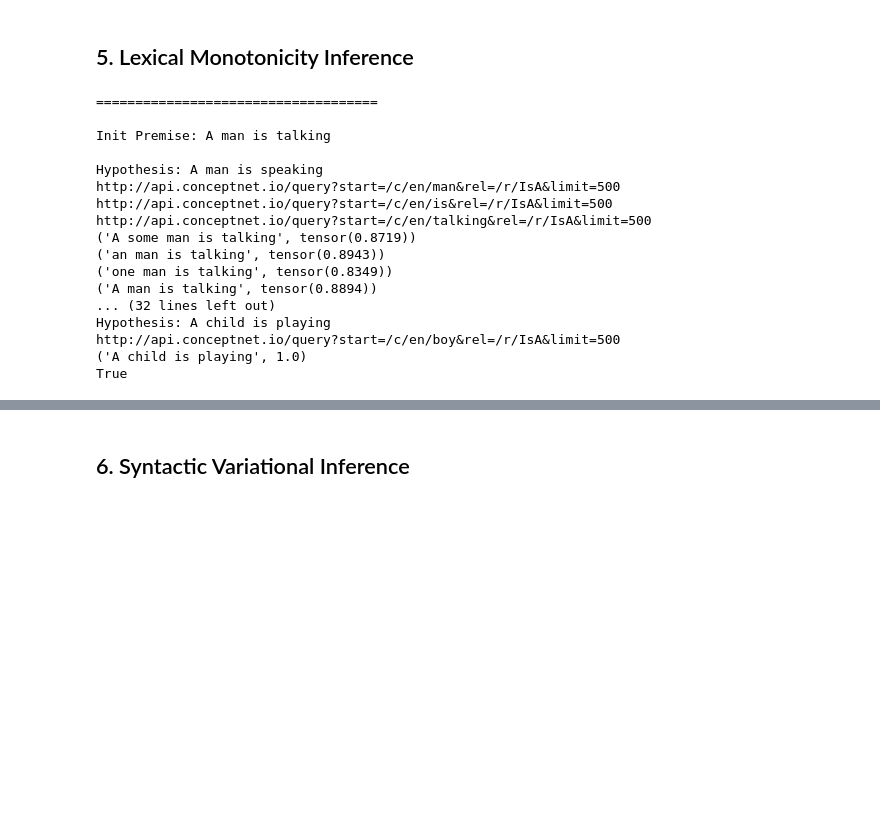
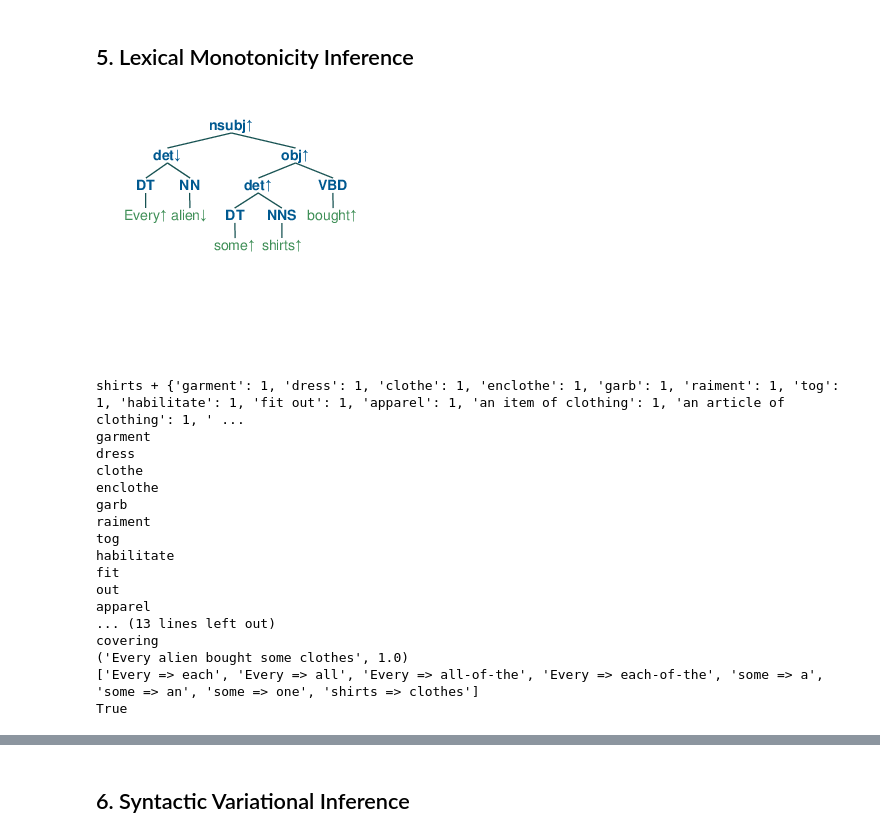
Before and after one commit to eric11eca/NeuralLog, a Jupyter notebook: src/UdepLog.ipynb, the cells around one changed output, grey strips where cells are left out. Saved outputs shown, nothing was run; the diff lists cells and outputs as text; code cells hidden in the pictures; blank space fills up the shorter version.

```diff
--- a/src/UdepLog.ipynb
+++ b/src/UdepLog.ipynb
@@ -765,50 +799,59 @@ class LexicalGenerator:
 # %%
-sentences = ["A man is talking",
-             "A cheetah is chasing its prey across a field",
-             "A boy is playing"]
-hypotheses = ["A man is speaking",
-              "A cheetah is quickly running behind its prey",
-              "A child is playing"]
+from tqdm import tqdm
+
+sentences = ["Every alien bought some shirts."]
+hypotheses = ["Every alien bought some clothes."]
 
 pipeline = PolarizationPipeline(verbose=0)
 lexicalGenerator = LexicalGenerator()
 phrasalGenerator = PhrasalGenerator()
+
 for premise, hypothesis in zip(sentences, hypotheses):
     premise = phrasalGenerator.preprocess(premise)
     hypothesis = phrasalGenerator.preprocess(hypothesis)
 
-    print("\n====================================")
-    print("\nInit Premise: " + premise)
-    print("\nHypothesis: " + hypothesis)
+    #print("\n====================================")
+    #print("\nInit Premise: " + premise)
+    #print("\nHypothesis: " + hypothesis)
 
     tokenized = tokenizer(hypothesis).sentences[0].words
-    tokens = [tok.text for tok in tokenized]
+    tokens = {}
+    lemmatizer = WordNetLemmatizer()
+    for tok in tokenized:
+        tokens[lemmatizer.lemmatize(tok.text)] = tok.text
     lexicalGenerator.hypothesis_tokens = tokens
 
     annotation = pipeline.single_polarization(premise)
+    polarized = pipeline.postprocess(annotation['polarized_tree'], {})
+    btreeViz = Tree.fromstring(polarized.replace('[', '(').replace(']', ')'))
+    jupyter_draw_nltk_tree(btreeViz)
 
-    lexicalGenerator.hypothesis = hypothesis
+    lexicalGenerator.hypothesis = hypothesis.replace(',', '')
     lexicalGenerator.deptree_generate(annotation['polarized_tree'])
 
     for gen_tree in lexicalGenerator.tree_log:
         print((gen_tree[1], gen_tree[2]))
+    for anti_tree in lexicalGenerator.anti_tree_log:
+        print((anti_tree[1], anti_tree[2]))
 
+    print(lexicalGenerator.replacement_log)
     print(lexicalGenerator.stop_critarion)
 # %% [output]
+[figure, added]
-====================================
-
-Init Premise: A man is talking
-
-Hypothesis: A man is speaking
-http://api.conceptnet.io/query?start=/c/en/man&rel=/r/IsA&limit=500
-http://api.conceptnet.io/query?start=/c/en/is&rel=/r/IsA&limit=500
-http://api.conceptnet.io/query?start=/c/en/talking&rel=/r/IsA&limit=500
-('A some man is talking', tensor(0.8719))
-('an man is talking', tensor(0.8943))
-('one man is talking', tensor(0.8349))
-('A man is talking', tensor(0.8894))
-... (32 lines left out)
-Hypothesis: A child is playing
-http://api.conceptnet.io/query?start=/c/en/boy&rel=/r/IsA&limit=500
-('A child is playing', 1.0)
+shirts + {'garment': 1, 'dress': 1, 'clothe': 1, 'enclothe': 1, 'garb': 1, 'raiment': 1, 'tog': 1, 'habilitate': 1, 'fit out': 1, 'apparel': 1, 'an item of clothing': 1, 'an article of clothing': 1, ' ...
+garment
+dress
+clothe
+enclothe
+garb
+raiment
+tog
+habilitate
+fit
+out
+apparel
+... (13 lines left out)
+covering
+('Every alien bought some clothes', 1.0)
+['Every => each', 'Every => all', 'Every => all-of-the', 'Every => each-of-the', 'some => a', 'some => an', 'some => one', 'shirts => clothes']
 True
```
Also changed, not shown: parts of 12 cells of this notebook, 3 other files.
